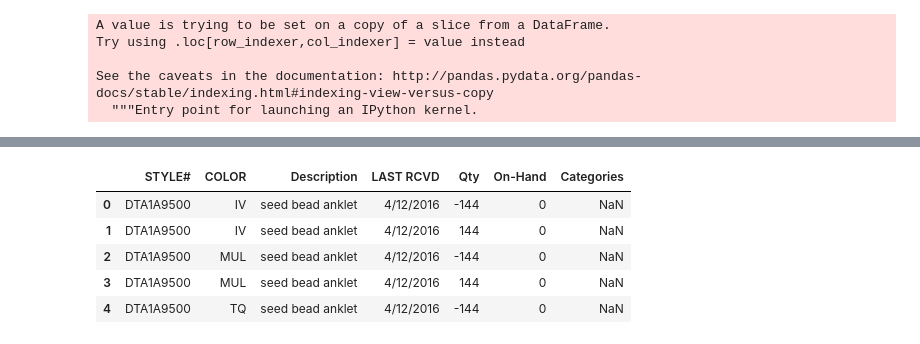
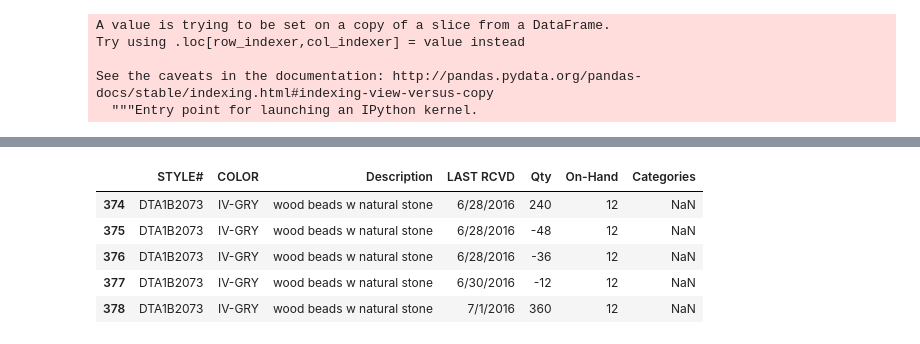
Before and after one commit to lksfr/NOSO, a Jupyter notebook: Bird/Untitled1.ipynb, the cells around one changed output, grey strips where cells are left out. Cells and saved outputs as stored; diff of their text form; code cells hidden in the pictures.

```diff
--- a/Bird/Untitled1.ipynb
+++ b/Bird/Untitled1.ipynb
@@ -9,0 +183,2 @@ inventory = pd.read_pickle('inventory.pkl')
+# %%
+inventory['Style_Color'] = inventory['STYLE#']+inventory['COLOR']
@@ -9,0 +230,2 @@ inventory = pd.read_pickle('inventory.pkl')
+# %%
+inventory = inventory
@@ -372,9 +835,13 @@ revenue_summary
+# %%
+inventory['On-Hand'] = inventory['On-Hand'].apply(pd.to_numeric, errors = 'ignore')
+# %%
+inventory_onhand = inventory.loc[inventory['On-Hand'] != 0]
 # %%
-inventory.head(5)
+inventory_onhand.head(5)
 # %% [output]
 |  | STYLE# | COLOR | Description | LAST RCVD | Qty | On-Hand | Categories |
-| 0 | DTA1A9500 | IV | seed bead anklet | 4/12/2016 | -144 | 0 | NaN |
-| 1 | DTA1A9500 | IV | seed bead anklet | 4/12/2016 | 144 | 0 | NaN |
-| 2 | DTA1A9500 | MUL | seed bead anklet | 4/12/2016 | -144 | 0 | NaN |
-| 3 | DTA1A9500 | MUL | seed bead anklet | 4/12/2016 | 144 | 0 | NaN |
-| 4 | DTA1A9500 | TQ | seed bead anklet | 4/12/2016 | -144 | 0 | NaN |
+| 374 | DTA1B2073 | IV-GRY | wood beads w natural stone | 6/28/2016 | 240 | 12 | NaN |
+| 375 | DTA1B2073 | IV-GRY | wood beads w natural stone | 6/28/2016 | -48 | 12 | NaN |
+| 376 | DTA1B2073 | IV-GRY | wood beads w natural stone | 6/28/2016 | -36 | 12 | NaN |
+| 377 | DTA1B2073 | IV-GRY | wood beads w natural stone | 6/30/2016 | -12 | 12 | NaN |
+| 378 | DTA1B2073 | IV-GRY | wood beads w natural stone | 7/1/2016 | 360 | 12 | NaN |
```
Also changed, not shown: parts of 146 cells of this notebook, 6 other files.
